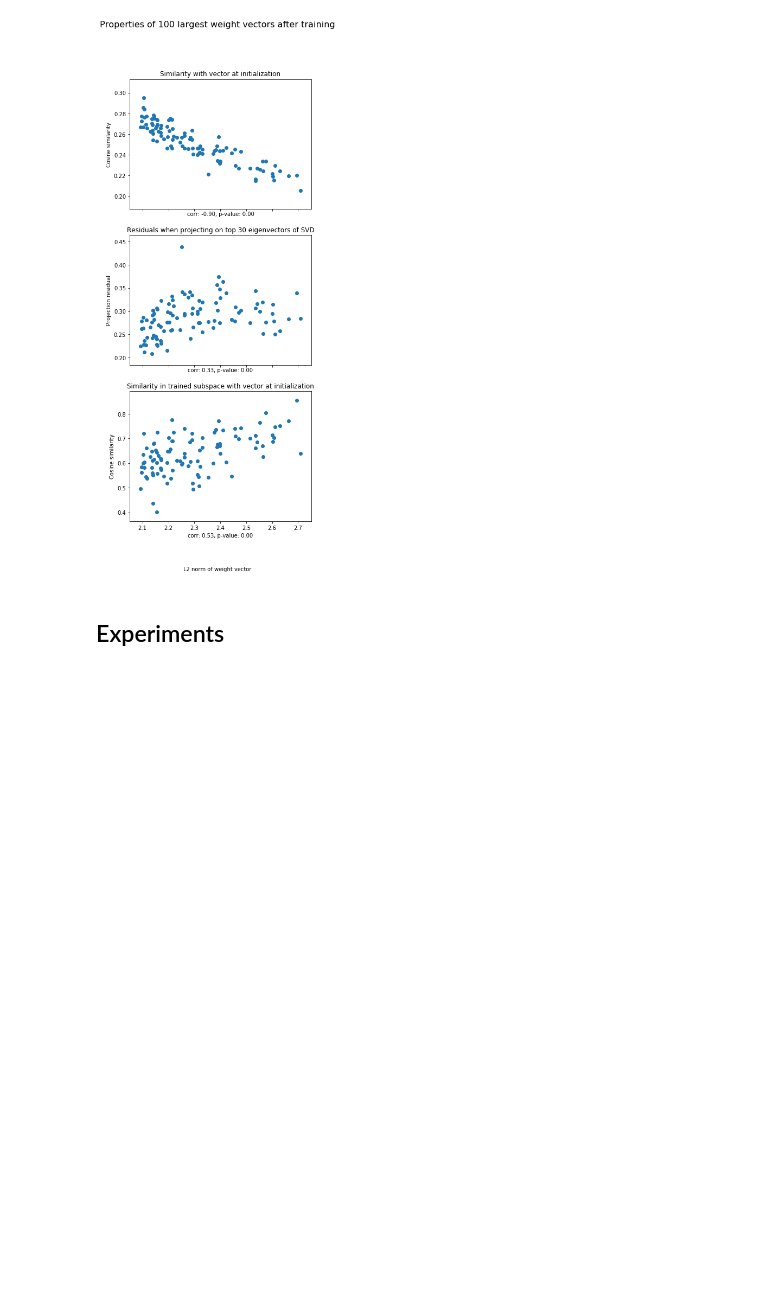
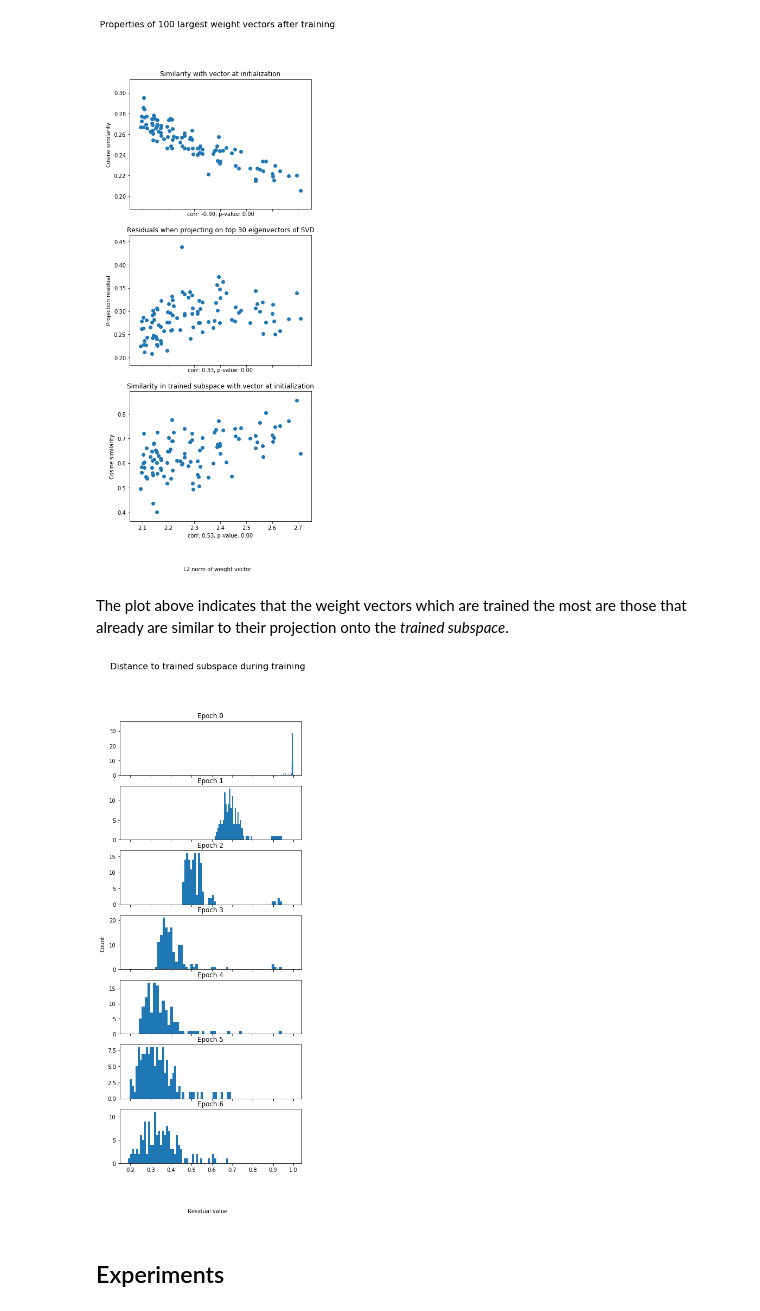
Before and after one commit to jheitmann/Neural-net-pruning, a Jupyter notebook: subspace-analysis.ipynb, the cells around one changed output. Cells and saved outputs as stored; diff of their text form; code cells hidden in the pictures; blank space fills up the shorter version.

Commit message:
Added plots and comments

```diff
--- a/subspace-analysis.ipynb
+++ b/subspace-analysis.ipynb
@@ -342,6 +359,23 @@ def top_weights_statistics(n_selected=50, rank=20):
 top_weights_statistics(100, 30)
 # %% [output]
 [figure]
+# %% [markdown]
+The plot above indicates that the weight vectors which are trained the most are those that already are similar to their projection onto the *trained subspace*.
+# %%
+fig, axs = plt.subplots(epochs, 1, sharex=True, figsize=(6, 15))
+
+for epoch in range(epochs):
+    selected_b = w[epoch, selected_neurons, :].numpy().T
+    _, residuals1, _ = orthogonal_projection(u_selected[-1][:, :20], selected_b)
+    axs[epoch].hist(residuals1, bins=50)
+    axs[epoch].set_title(f"Epoch {epoch}")
+
+fig.suptitle("Distance to trained subspace during training", fontsize=16)
+fig.text(0.5, 0.04, 'Residual value', ha='center')
+fig.text(0.04, 0.5, 'Count', va='center', rotation='vertical')
+plt.show()
+# %% [output]
+[figure, added]
 # %% [markdown]
 ## Experiments
 # %%
```
Also changed, not shown: parts of 11 cells of this notebook.
